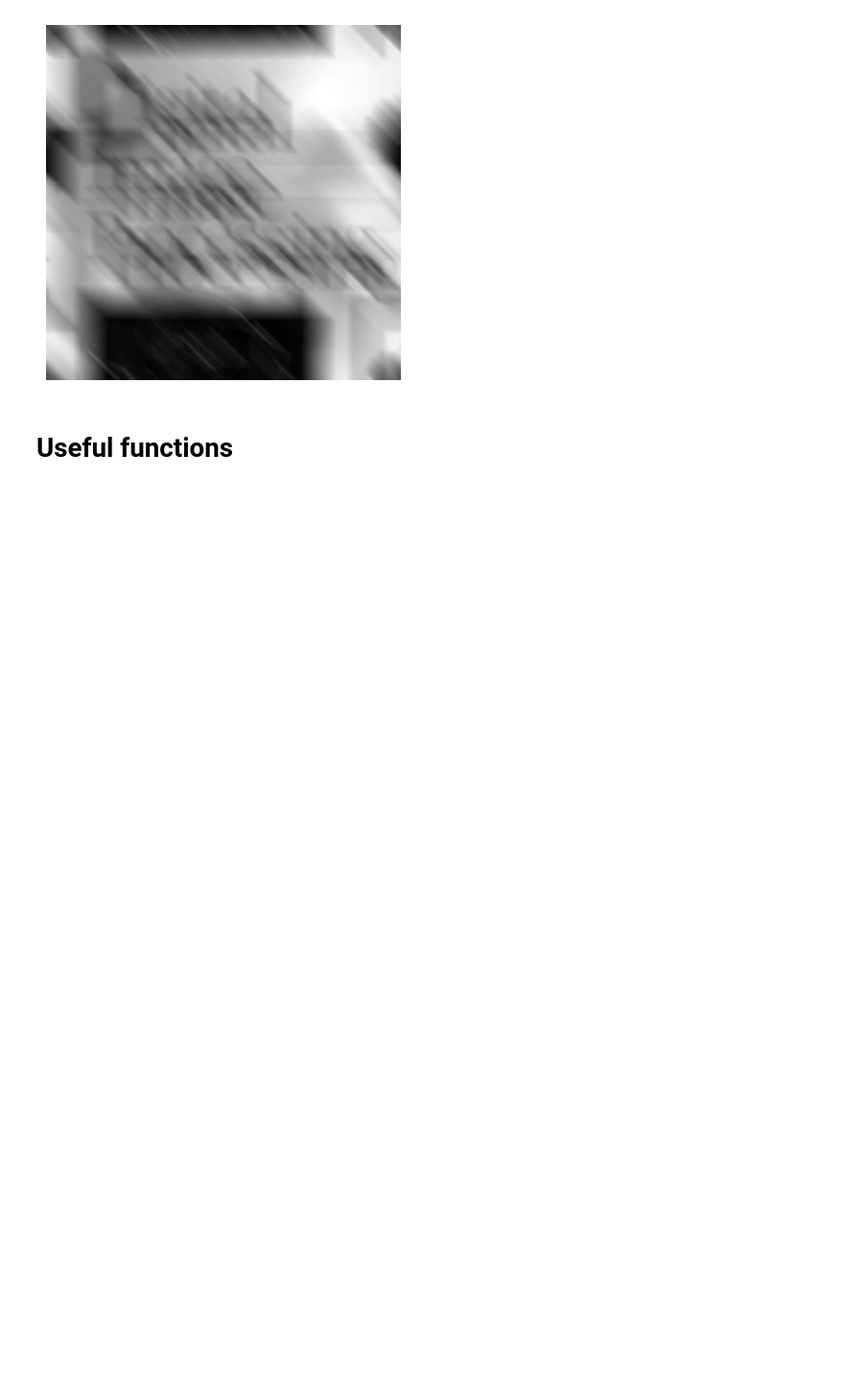
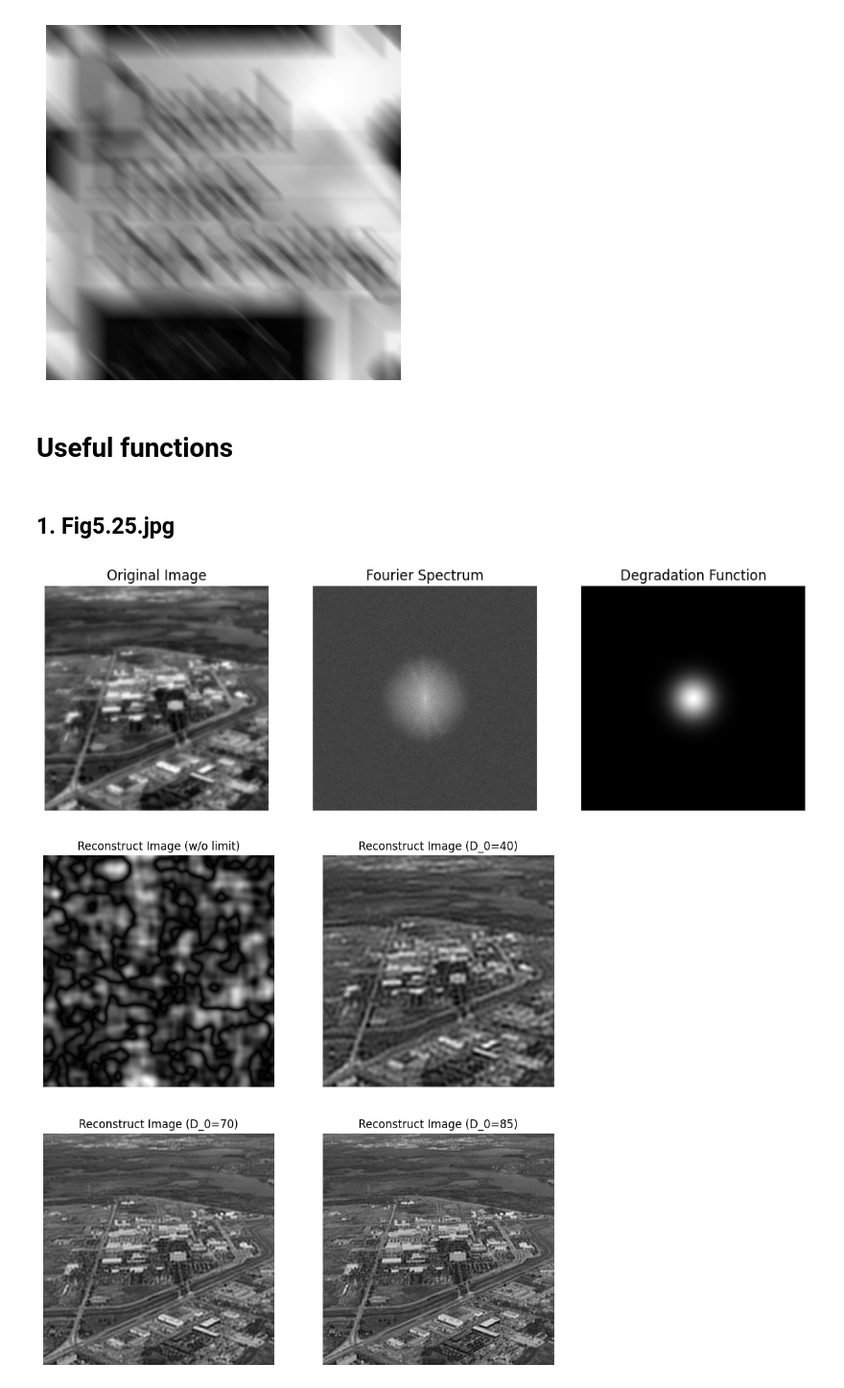
Before and after one commit to Vincent-Lien/NYCU_DIP_2024, a Jupyter notebook: HW5-1/HW5-1_code.ipynb, the cells around one changed output. Shown at 96% size. Cells and saved outputs as stored; diff of their text form; code cells hidden in the pictures; blank space fills up the shorter version.

Commit message:
feat: add inverse filter and degradation function for img1

```diff
--- a/HW5-1/HW5-1_code.ipynb
+++ b/HW5-1/HW5-1_code.ipynb
@@ -32,0 +117,7 @@ def inverse_filter(image, k=0.0025):
+# %% [markdown]
+## 1. Fig5.25.jpg
+# %%
+inverse_filtering(img1, H=degradation_func1(img1), mode='format')
+# %% [output]
+[figure, added]
+[figure, added]
```
Also changed, not shown: parts of 2 cells of this notebook.
